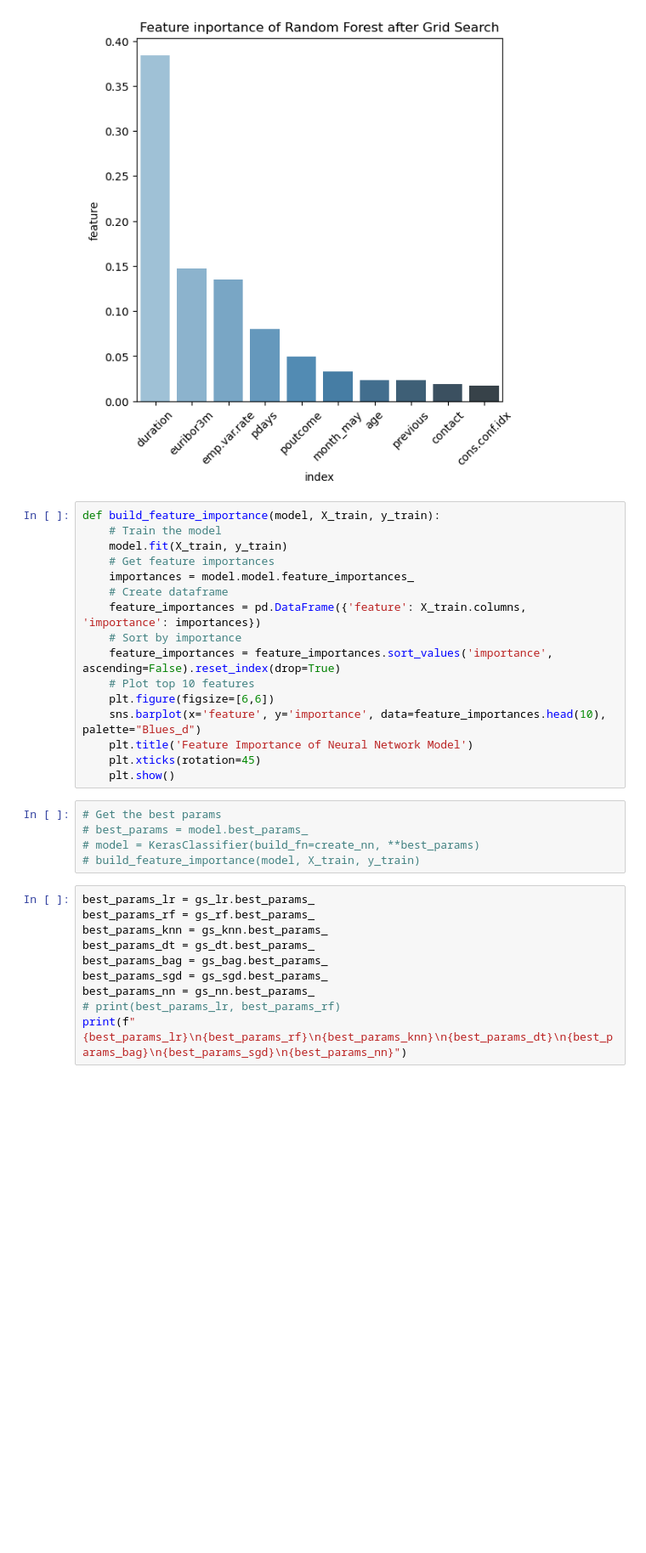
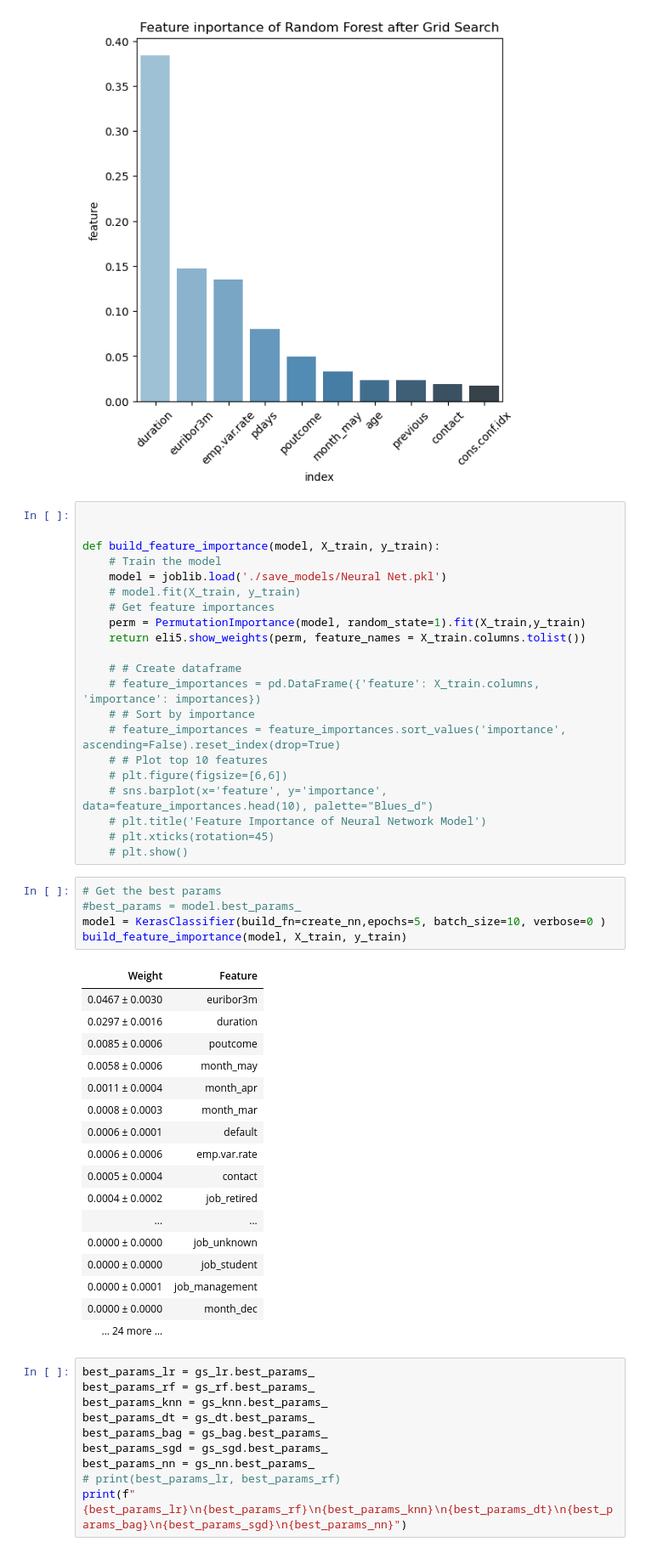
Before and after one commit to manchester9/customer-remarketing, a Jupyter notebook: src/develop/bank_remarketing_revised.ipynb, the cells around one changed output. Shown at 85% size. Saved outputs shown, nothing was run; the diff lists cells and outputs as text; blank space fills up the shorter version.

```diff
--- a/src/develop/bank_remarketing_revised.ipynb
+++ b/src/develop/bank_remarketing_revised.ipynb
@@ -530,26 +563,49 @@ build_feature_importance(RandomForestClassifier, X_train, y_train)
 # %% [output]
 [figure]
 # %%
+
+
 def build_feature_importance(model, X_train, y_train):
     # Train the model
-    model.fit(X_train, y_train)
+    model = joblib.load('./save_models/Neural Net.pkl')
+    # model.fit(X_train, y_train)
     # Get feature importances
-    importances = model.model.feature_importances_
-    # Create dataframe
-    feature_importances = pd.DataFrame({'feature': X_train.columns, 'importance': importances})
-    # Sort by importance
-    feature_importances = feature_importances.sort_values('importance', ascending=False).reset_index(drop=True)
-    # Plot top 10 features
-    plt.figure(figsize=[6,6])
-    sns.barplot(x='feature', y='importance', data=feature_importances.head(10), palette="Blues_d")
-    plt.title('Feature Importance of Neural Network Model')
-    plt.xticks(rotation=45)
-    plt.show()
+    perm = PermutationImportance(model, random_state=1).fit(X_train,y_train)
+    return eli5.show_weights(perm, feature_names = X_train.columns.tolist())
+
+    # # Create dataframe
+    # feature_importances = pd.DataFrame({'feature': X_train.columns, 'importance': importances})
+    # # Sort by importance
+    # feature_importances = feature_importances.sort_values('importance', ascending=False).reset_index(drop=True)
+    # # Plot top 10 features
+    # plt.figure(figsize=[6,6])
+    # sns.barplot(x='feature', y='importance', data=feature_importances.head(10), palette="Blues_d")
+    # plt.title('Feature Importance of Neural Network Model')
+    # plt.xticks(rotation=45)
+    # plt.show()
 # %%
 # Get the best params
-# best_params = model.best_params_
-# model = KerasClassifier(build_fn=create_nn, **best_params)
-# build_feature_importance(model, X_train, y_train)
+#best_params = model.best_params_
+model = KerasClassifier(build_fn=create_nn,epochs=5, batch_size=10, verbose=0 )
+build_feature_importance(model, X_train, y_train)
+# %% [output]
+| Weight | Feature |
+| 0.0467 ± 0.0030 | euribor3m |
+| 0.0297 ± 0.0016 | duration |
+| 0.0085 ± 0.0006 | poutcome |
+| 0.0058 ± 0.0006 | month_may |
+| 0.0011 ± 0.0004 | month_apr |
+| 0.0008 ± 0.0003 | month_mar |
+| 0.0006 ± 0.0001 | default |
+| 0.0006 ± 0.0006 | emp.var.rate |
+| 0.0005 ± 0.0004 | contact |
+| 0.0004 ± 0.0002 | job_retired |
+| ... | ... |
+| 0.0000 ± 0.0000 | job_unknown |
+| 0.0000 ± 0.0000 | job_student |
+| 0.0000 ± 0.0001 | job_management |
+| 0.0000 ± 0.0000 | month_dec |
+| … 24 more … |  |
 # %%
 best_params_lr = gs_lr.best_params_
 best_params_rf = gs_rf.best_params_
```
Also changed, not shown: parts of 18 cells of this notebook, 23 other files.
